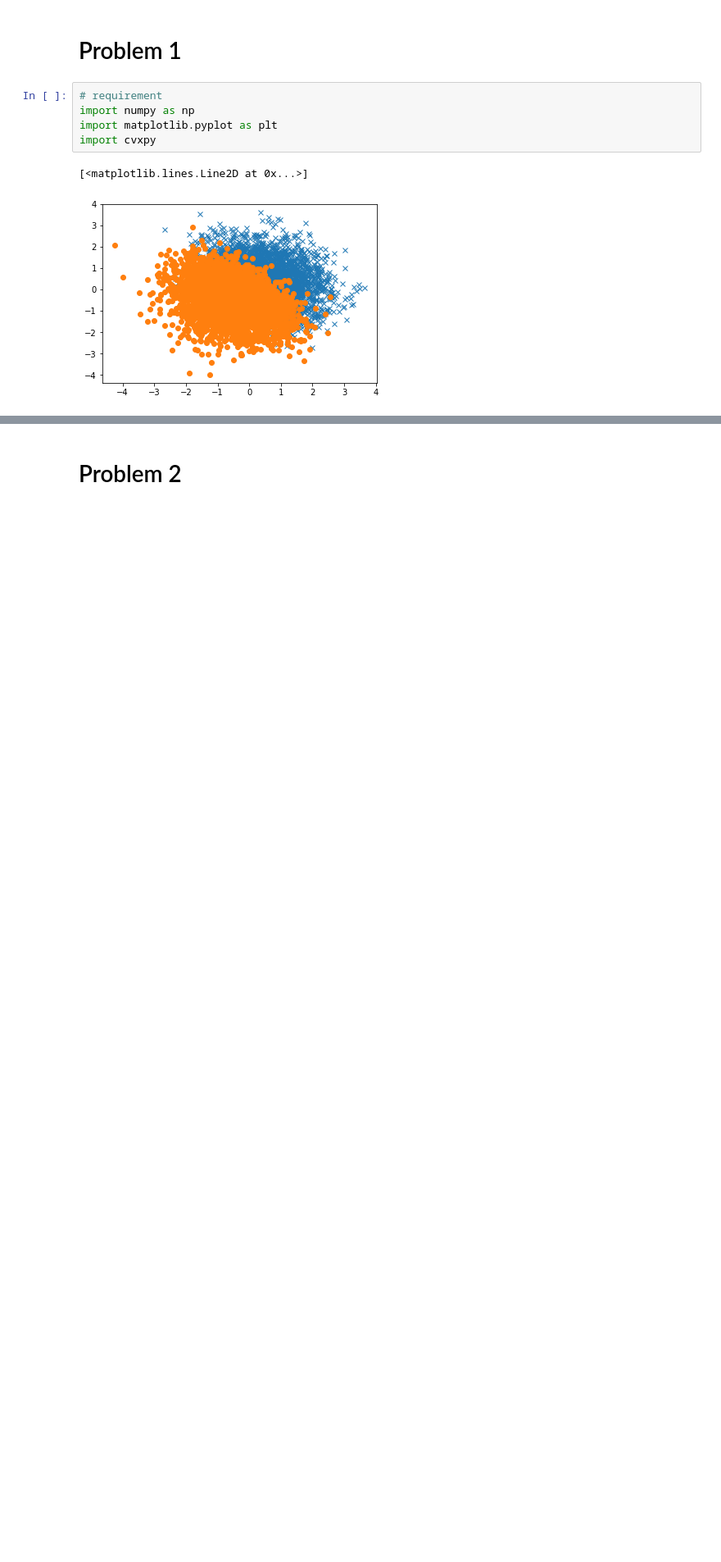
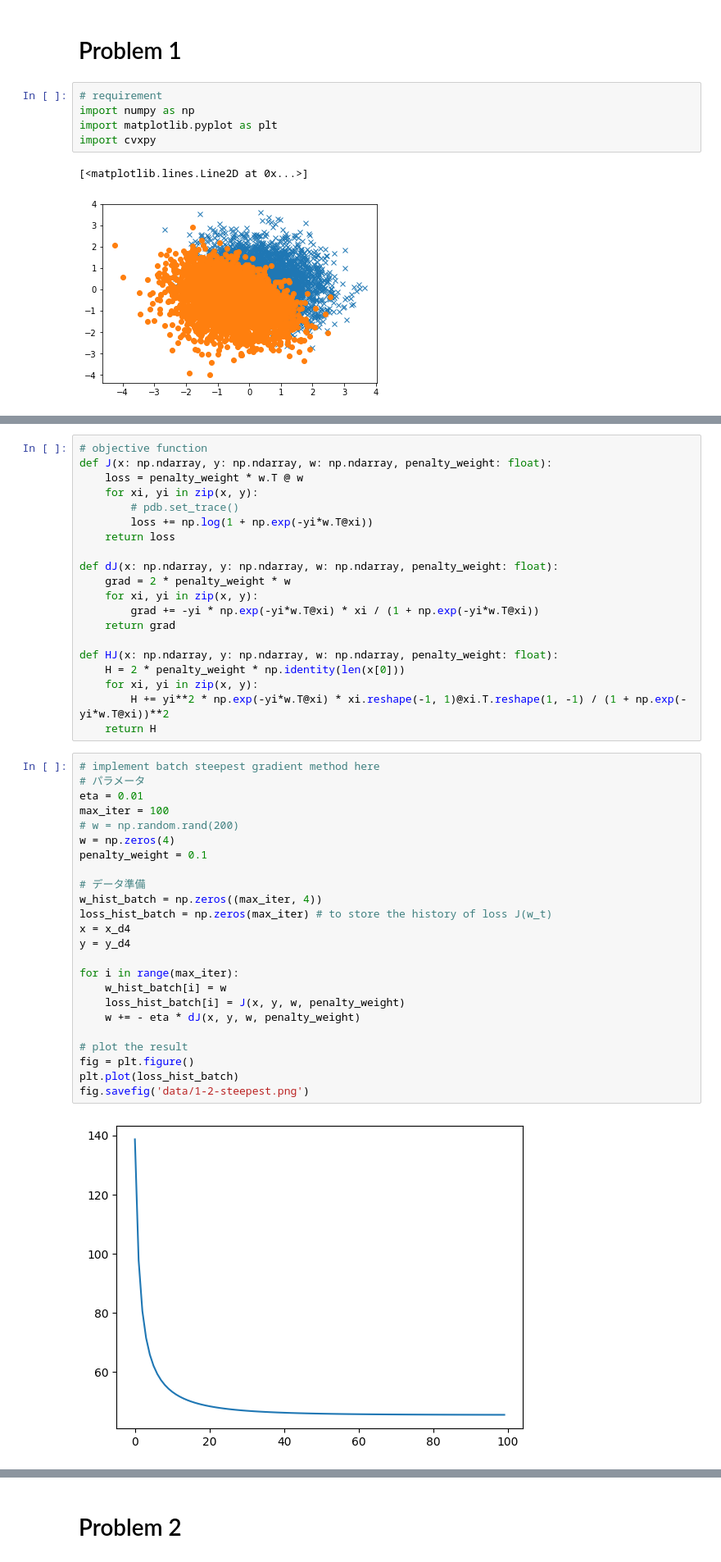
Before and after one commit to gray-1to/ad_ML_2023, a Jupyter notebook: ad_mid_report.ipynb, the cells around one changed output, grey strips where cells are left out. Shown at 82% size. Saved outputs shown, nothing was run; the diff lists cells and outputs as text; blank space fills up the shorter version.

```diff
--- a/ad_mid_report.ipynb
+++ b/ad_mid_report.ipynb
@@ -111,0 +132,46 @@ loss_hist_newton = [] # to store the history of loss J(w_t)
+# %%
+# objective function
+def J(x: np.ndarray, y: np.ndarray, w: np.ndarray, penalty_weight: float):
+    loss = penalty_weight * w.T @ w
+    for xi, yi in zip(x, y):
+        # pdb.set_trace()
+        loss += np.log(1 + np.exp(-yi*w.T@xi))
+    return loss
+
+def dJ(x: np.ndarray, y: np.ndarray, w: np.ndarray, penalty_weight: float):
+    grad = 2 * penalty_weight * w
+    for xi, yi in zip(x, y):
+        grad += -yi * np.exp(-yi*w.T@xi) * xi / (1 + np.exp(-yi*w.T@xi))
+    return grad
+
+def HJ(x: np.ndarray, y: np.ndarray, w: np.ndarray, penalty_weight: float):
+    H = 2 * penalty_weight * np.identity(len(x[0]))
+    for xi, yi in zip(x, y):
+        H += yi**2 * np.exp(-yi*w.T@xi) * xi.reshape(-1, 1)@xi.T.reshape(1, -1) / (1 + np.exp(-yi*w.T@xi))**2
+    return H
+# %%
+# implement batch steepest gradient method here
+# パラメータ
+eta = 0.01
+max_iter = 100
+# w = np.random.rand(200)
+w = np.zeros(4)
+penalty_weight = 0.1
+
+# データ準備
+w_hist_batch = np.zeros((max_iter, 4))
+loss_hist_batch = np.zeros(max_iter) # to store the history of loss J(w_t)
+x = x_d4
+y = y_d4
+
+for i in range(max_iter):
+    w_hist_batch[i] = w
+    loss_hist_batch[i] = J(x, y, w, penalty_weight)
+    w += - eta * dJ(x, y, w, penalty_weight)
+
+# plot the result
+fig = plt.figure()
+plt.plot(loss_hist_batch)
+fig.savefig('data/1-2-steepest.png')
+# %% [output]
+[figure, added]
```
Also changed, not shown: parts of 13 cells of this notebook, 5 other files.
